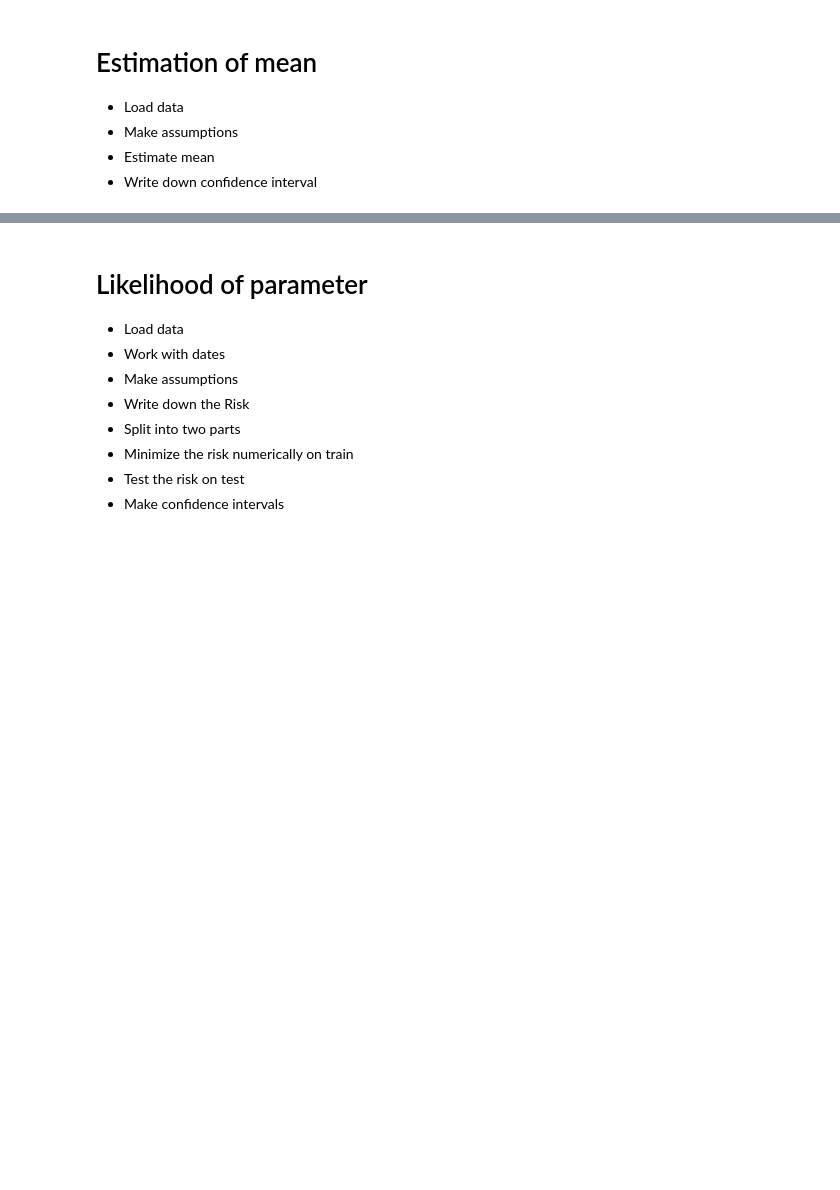
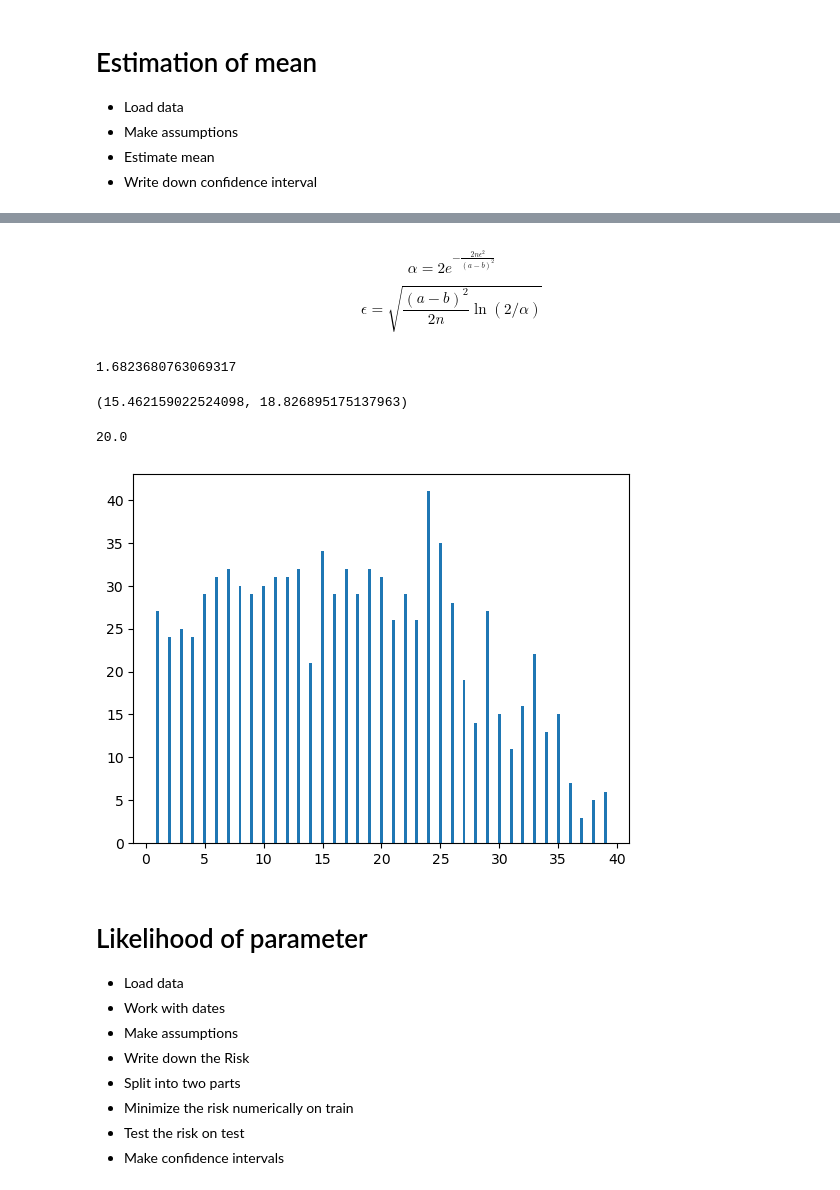
Before and after one commit to datascience-intro/1MS041-2023, a Jupyter notebook: notebooks/07-ProbSS4_Estimation.ipynb, the cells around one changed output, grey strips where cells are left out. Cells and saved outputs as stored; diff of their text form; code cells hidden in the pictures; blank space fills up the shorter version.

```diff
--- a/notebooks/07-ProbSS4_Estimation.ipynb
+++ b/notebooks/07-ProbSS4_Estimation.ipynb
@@ -121,0 +67,2 @@ Utils.discrete_histogram(numbers_arr)
+# %%
+int_list = [int(i) for i in flattened_list]
@@ -121,0 +73,2 @@ Utils.discrete_histogram(numbers_arr)
+# %%
+int_arr = np.array(int_list)
@@ -121,0 +103,2 @@ Utils.discrete_histogram(numbers_arr)
+# %%
+reshaped_int_arr = int_arr.reshape(-1,6)
@@ -121,0 +133,2 @@ Utils.discrete_histogram(numbers_arr)
+# %%
+power_ball = reshaped_int_arr[:,-1]
@@ -121,0 +149,8 @@ Utils.discrete_histogram(numbers_arr)
+# %% [markdown]
+$$
+    \alpha = 2 e^{-\frac{2 n \epsilon^2}{(a-b)^2}}
+$$
+
+$$
+    \epsilon = \sqrt{\frac{(a-b)^2}{2n}\ln(2/\alpha)}
+$$
@@ -122,3 +160,25 @@ Utils.discrete_histogram(numbers_arr)
+# %%
+alpha = 0.05
+a = 1
+b = 39
+n = len(power_ball)
+epsilon = compute_epsilon(n,a,b,alpha)
+epsilon
+# %% [output]
+1.6823680763069317
+# %%
+(power_ball_mean-epsilon,power_ball_mean+epsilon)
+# %% [output]
+(15.462159022524098, 18.826895175137963)
+# %%
+(39+1)/2
+# %% [output]
+20.0
+# %%
+from Utils import discrete_histogram
+discrete_histogram(power_ball)
+# %% [output]
+[figure, added]
 # %% [markdown]
 # Likelihood of parameter
 
```
Also changed, not shown: parts of 103 cells of this notebook, 8 other files.
